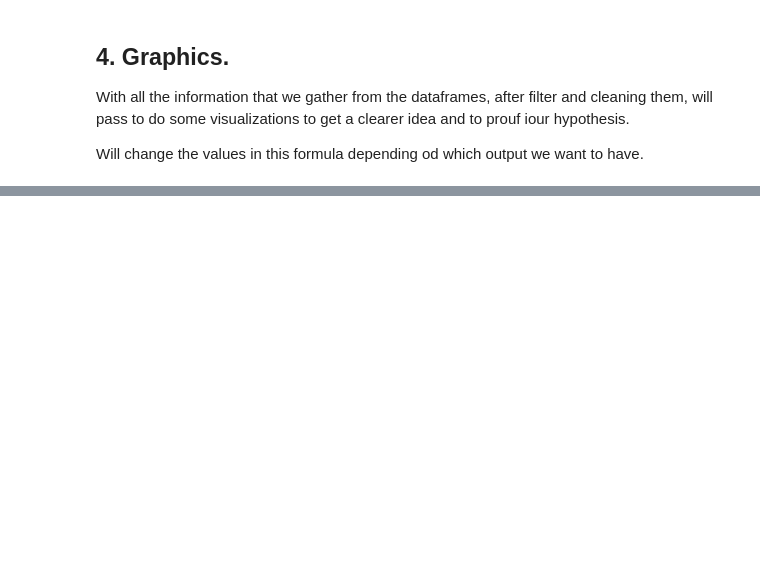
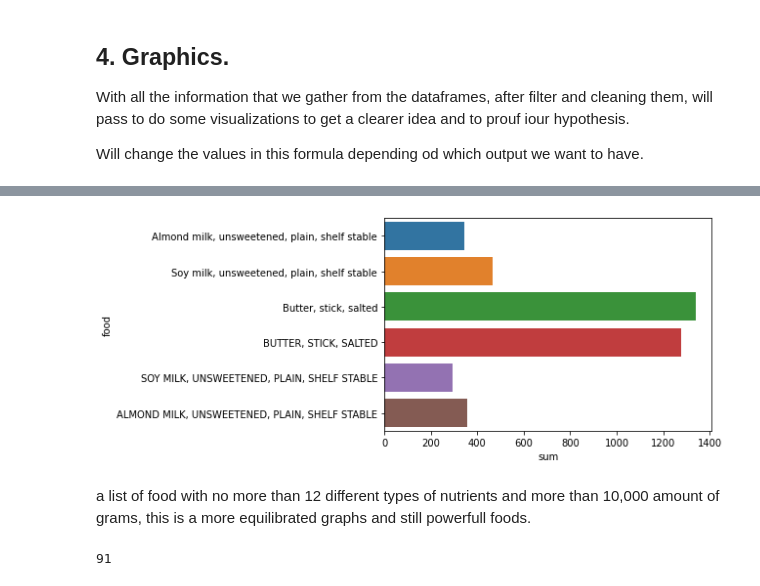
Before and after one commit to imalanz/PipeLine_proy2, a Jupyter notebook: analysis.ipynb, the cells around one changed output, grey strips where cells are left out. Saved outputs shown, nothing was run; the diff lists cells and outputs as text; code cells hidden in the pictures; blank space fills up the shorter version.

```diff
--- a/analysis.ipynb
+++ b/analysis.ipynb
@@ -367,4 +367,5 @@ This function I can use to get the information for the graphs.
     - food with the most cuantity by number of nutrients.
     - food with the more grams of nutrients per 100g.
 # %%
-usa = ex.for_graphs_lastfilter (usdaa, 12.00, 10000)
+nutri12 = ex.for_graphs_lastfilter (usdaa, 14.00, 100)
+nutri12.sample()
@@ -391,0 +417,11 @@ plotly
+# %%
+more_than_14 = sns.barplot(y="food", x="sum", data=nutri12);
+# %% [output]
+[figure, added]
+# %% [markdown]
+a list of food with no more than 12 different types of nutrients and more than 10,000 amount of grams, this is a more equilibrated graphs and still powerfull foods.
+# %%
+nutri12 = ex.for_graphs_lastfilter (usdaa, 12.00, 10000)
+len(nutri12)
+# %% [output]
+91
```
Also changed, not shown: parts of 23 cells of this notebook, 1 other file.
